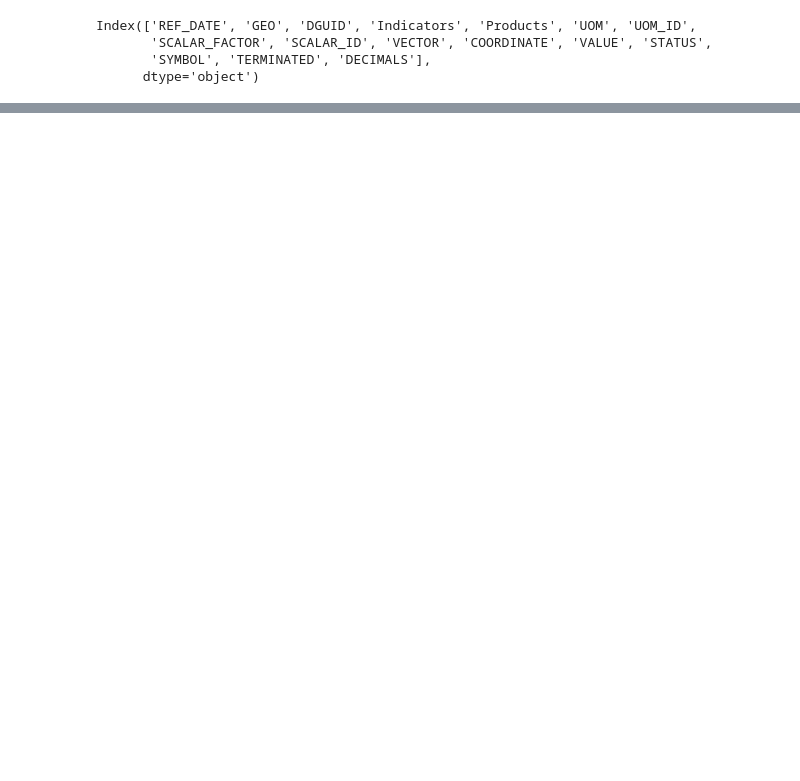
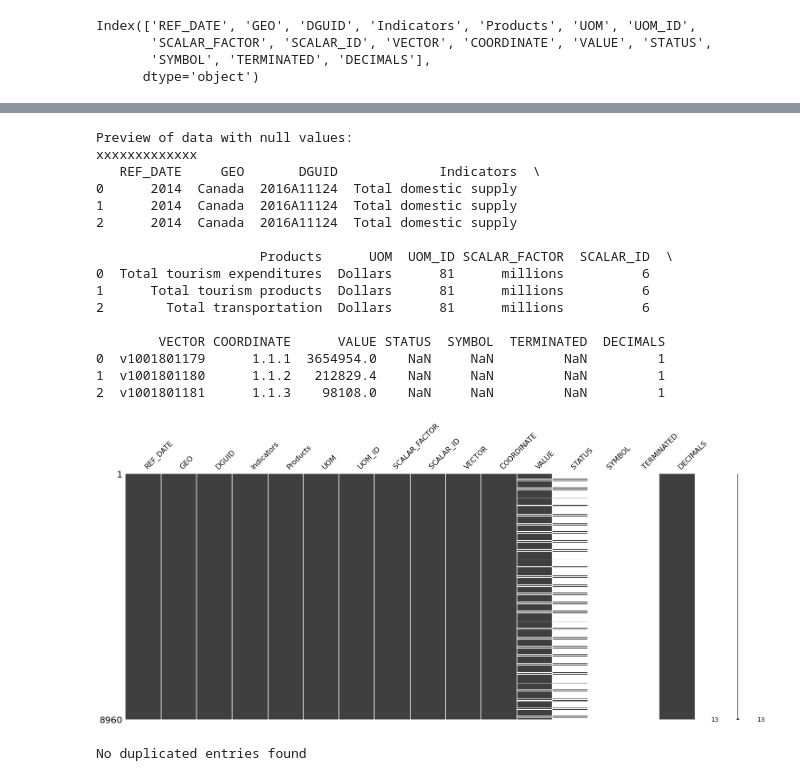
Before and after one commit to data301-2021-winter1/group05-project, a Jupyter notebook: notebooks/analysis2.ipynb, the cells around one changed output, grey strips where cells are left out. Cells and saved outputs as stored; diff of their text form; code cells hidden in the pictures; blank space fills up the shorter version.

```diff
--- a/notebooks/analysis2.ipynb
+++ b/notebooks/analysis2.ipynb
@@ -47,0 +105,37 @@ Index(['REF_DATE', 'GEO', 'DGUID', 'Indicators', 'Products', 'UOM', 'UOM_ID',
+# %%
+##Generate preview of entries with null values
+if df.isnull().any(axis=None):
+    print("\nPreview of data with null values:\nxxxxxxxxxxxxx")
+    print(df[df.isnull().any(axis=1)].head(3))
+    missingno.matrix(df)
+    plt.show()
+# %% [output]
+Preview of data with null values:
+xxxxxxxxxxxxx
+   REF_DATE     GEO       DGUID             Indicators  \
+0      2014  Canada  2016A11124  Total domestic supply
+1      2014  Canada  2016A11124  Total domestic supply
+2      2014  Canada  2016A11124  Total domestic supply
+
+                     Products      UOM  UOM_ID SCALAR_FACTOR  SCALAR_ID  \
+0  Total tourism expenditures  Dollars      81      millions          6
+1      Total tourism products  Dollars      81      millions          6
+2        Total transportation  Dollars      81      millions          6
+
+        VECTOR COORDINATE      VALUE STATUS  SYMBOL  TERMINATED  DECIMALS
+0  v1001801179      1.1.1  3654954.0    NaN     NaN         NaN         1
+1  v1001801180      1.1.2   212829.4    NaN     NaN         NaN         1
+2  v1001801181      1.1.3    98108.0    NaN     NaN         NaN         1
+[figure, added]
+# %%
+# Checks for duplicated entries
+if len(df[df.duplicated()]) > 0:
+    print("No. of duplicated entries: ", len(df[df.duplicated()]))
+    print(df[df.duplicated(keep=False)].sort_values(by=list(df.columns)).head())
+else:
+    print("No duplicated entries found")
+
+#Drop Dulpicated entries
+df.drop_duplicates(inplace=True)
+# %% [output]
+No duplicated entries found
```
Also changed, not shown: parts of 9 cells of this notebook.
